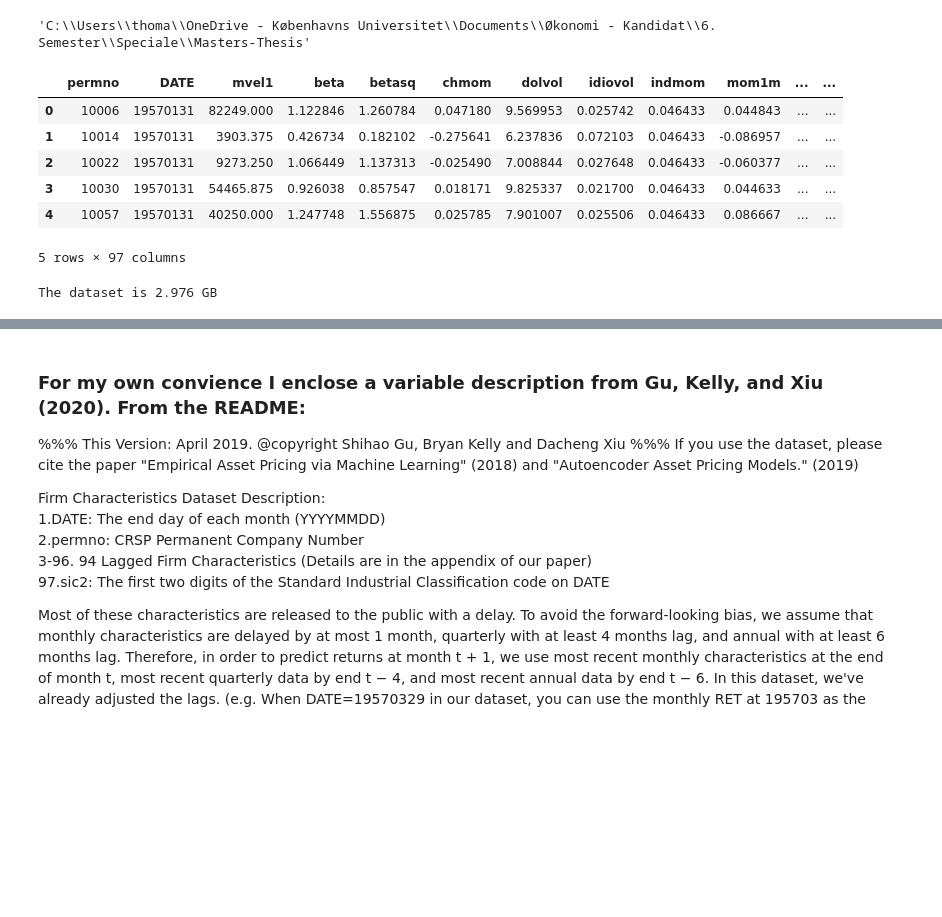
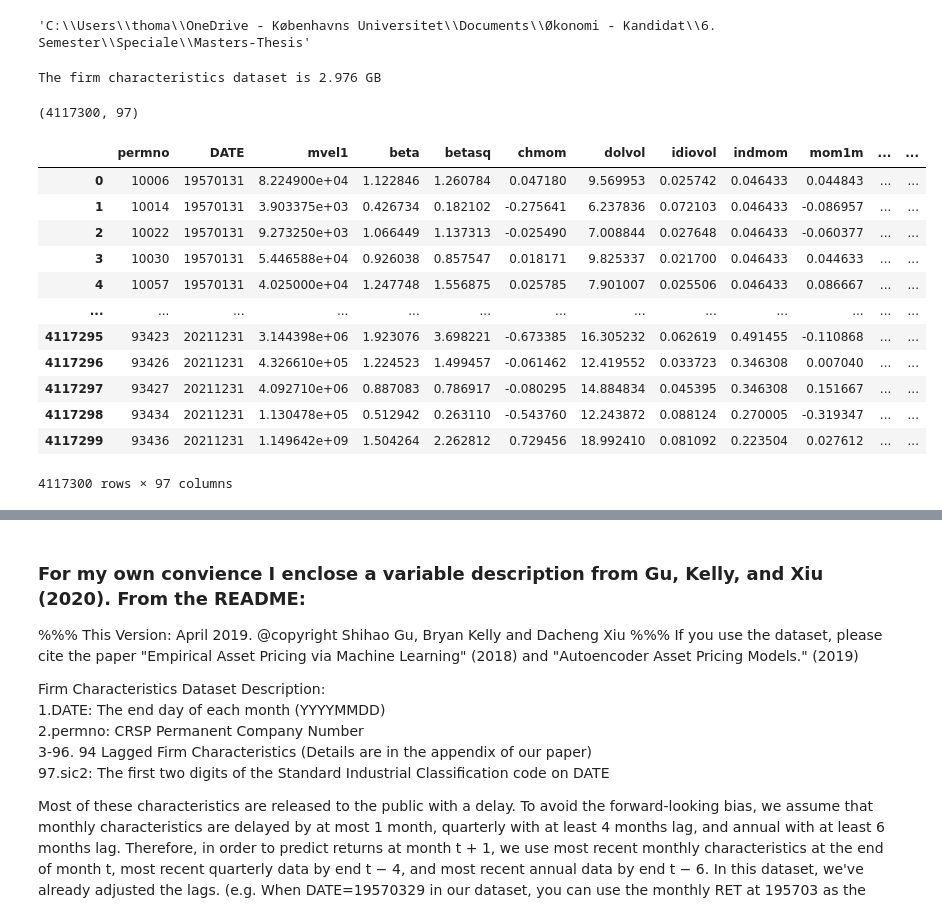
Before and after one commit to fikus44/Masters-Thesis, a Jupyter notebook: ML in Asset Pricing .ipynb, the cells around one changed output, grey strips where cells are left out. Drawn from its saved outputs; the diff is of its cells as text; code cells hidden in the pictures; blank space fills up the shorter version.

```diff
--- a/ML in Asset Pricing .ipynb
+++ b/ML in Asset Pricing .ipynb
@@ -17,19 +17,34 @@ os.getcwd()
 'C:\\Users\\thoma\\OneDrive - Københavns Universitet\\Documents\\Økonomi - Kandidat\\6. Semester\\Speciale\\Masters-Thesis'
 # %%
 # I have refrained from saving the firm char. in my wd (repo) because I am unable to push 3 GB worth of data to the github.
-data = pd.read_csv(os.path.dirname(os.getcwd()) + '\\datashare.zip')
-print("The dataset is {:1.3f} GB".format(data.memory_usage().sum()/(1024 ** 3)))
+
+# Load firm characteristics
+firm_data = pd.read_csv(os.path.dirname(os.getcwd()) + '\\datashare.zip')
+print("The firm characteristics dataset is {:1.3f} GB".format(firm_data.memory_usage().sum()/(1024 ** 3)))
+
+# Load macroeconomic predictors
+macro_data_raw = pd.read_csv(os.path.dirname(os.getcwd()) + '\\PredictorData2021 - Monthly.csv')
+
+# Because of the 1000-separator (,) index (price) is loaded as an object instead of a float. Check with pd.dtypes
+macro_data_raw["Index"].replace(',', '', inplace = True, regex = True)
+macro_data_raw["Index"] = macro_data_raw["Index"].astype({"Index": float})
+# %% [output]
+The firm characteristics dataset is 2.976 GB
-# %%
-data.head()
-# %% [output]
-|  | permno | DATE | mvel1 | beta | betasq | chmom | dolvol | idiovol | indmom | mom1m | ... | ... |
-| 0 | 10006 | 19570131 | 82249.000 | 1.122846 | 1.260784 | 0.047180 | 9.569953 | 0.025742 | 0.046433 | 0.044843 | ... | ... |
-| 1 | 10014 | 19570131 | 3903.375 | 0.426734 | 0.182102 | -0.275641 | 6.237836 | 0.072103 | 0.046433 | -0.086957 | ... | ... |
-| 2 | 10022 | 19570131 | 9273.250 | 1.066449 | 1.137313 | -0.025490 | 7.008844 | 0.027648 | 0.046433 | -0.060377 | ... | ... |
-| 3 | 10030 | 19570131 | 54465.875 | 0.926038 | 0.857547 | 0.018171 | 9.825337 | 0.021700 | 0.046433 | 0.044633 | ... | ... |
-| 4 | 10057 | 19570131 | 40250.000 | 1.247748 | 1.556875 | 0.025785 | 7.901007 | 0.025506 | 0.046433 | 0.086667 | ... | ... |
-5 rows × 97 columns
-# %%
-print("The dataset is {:1.3f} GB".format(data.memory_usage().sum()/(1024 ** 3)))
-# %% [output]
-The dataset is 2.976 GB
+# %%
+print(firm_data.shape)
+firm_data
+# %% [output]
+(4117300, 97)
+|  | permno | DATE | mvel1 | beta | betasq | chmom | dolvol | idiovol | indmom | mom1m | ... | ... |
+| 0 | 10006 | 19570131 | 8.224900e+04 | 1.122846 | 1.260784 | 0.047180 | 9.569953 | 0.025742 | 0.046433 | 0.044843 | ... | ... |
+| 1 | 10014 | 19570131 | 3.903375e+03 | 0.426734 | 0.182102 | -0.275641 | 6.237836 | 0.072103 | 0.046433 | -0.086957 | ... | ... |
+| 2 | 10022 | 19570131 | 9.273250e+03 | 1.066449 | 1.137313 | -0.025490 | 7.008844 | 0.027648 | 0.046433 | -0.060377 | ... | ... |
+| 3 | 10030 | 19570131 | 5.446588e+04 | 0.926038 | 0.857547 | 0.018171 | 9.825337 | 0.021700 | 0.046433 | 0.044633 | ... | ... |
+| 4 | 10057 | 19570131 | 4.025000e+04 | 1.247748 | 1.556875 | 0.025785 | 7.901007 | 0.025506 | 0.046433 | 0.086667 | ... | ... |
+| ... | ... | ... | ... | ... | ... | ... | ... | ... | ... | ... | ... | ... |
+| 4117295 | 93423 | 20211231 | 3.144398e+06 | 1.923076 | 3.698221 | -0.673385 | 16.305232 | 0.062619 | 0.491455 | -0.110868 | ... | ... |
+| 4117296 | 93426 | 20211231 | 4.326610e+05 | 1.224523 | 1.499457 | -0.061462 | 12.419552 | 0.033723 | 0.346308 | 0.007040 | ... | ... |
+| 4117297 | 93427 | 20211231 | 4.092710e+06 | 0.887083 | 0.786917 | -0.080295 | 14.884834 | 0.045395 | 0.346308 | 0.151667 | ... | ... |
+| 4117298 | 93434 | 20211231 | 1.130478e+05 | 0.512942 | 0.263110 | -0.543760 | 12.243872 | 0.088124 | 0.270005 | -0.319347 | ... | ... |
+| 4117299 | 93436 | 20211231 | 1.149642e+09 | 1.504264 | 2.262812 | 0.729456 | 18.992410 | 0.081092 | 0.223504 | 0.027612 | ... | ... |
+4117300 rows × 97 columns
```
Also changed, not shown: parts of 5 cells of this notebook.
